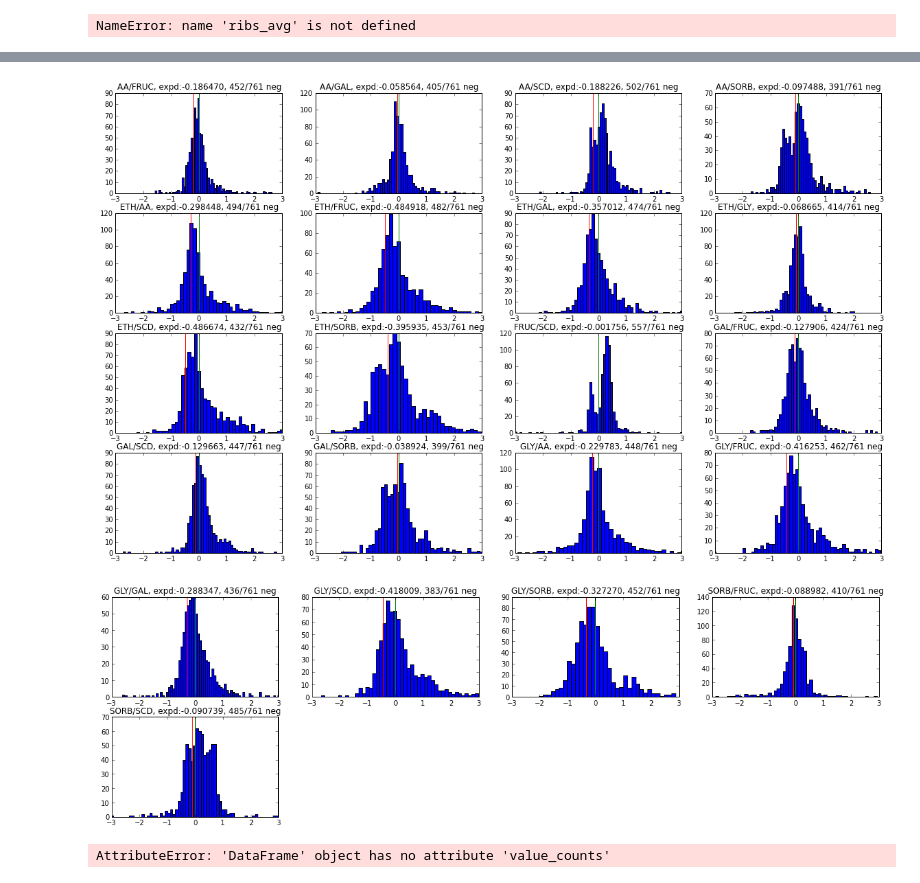
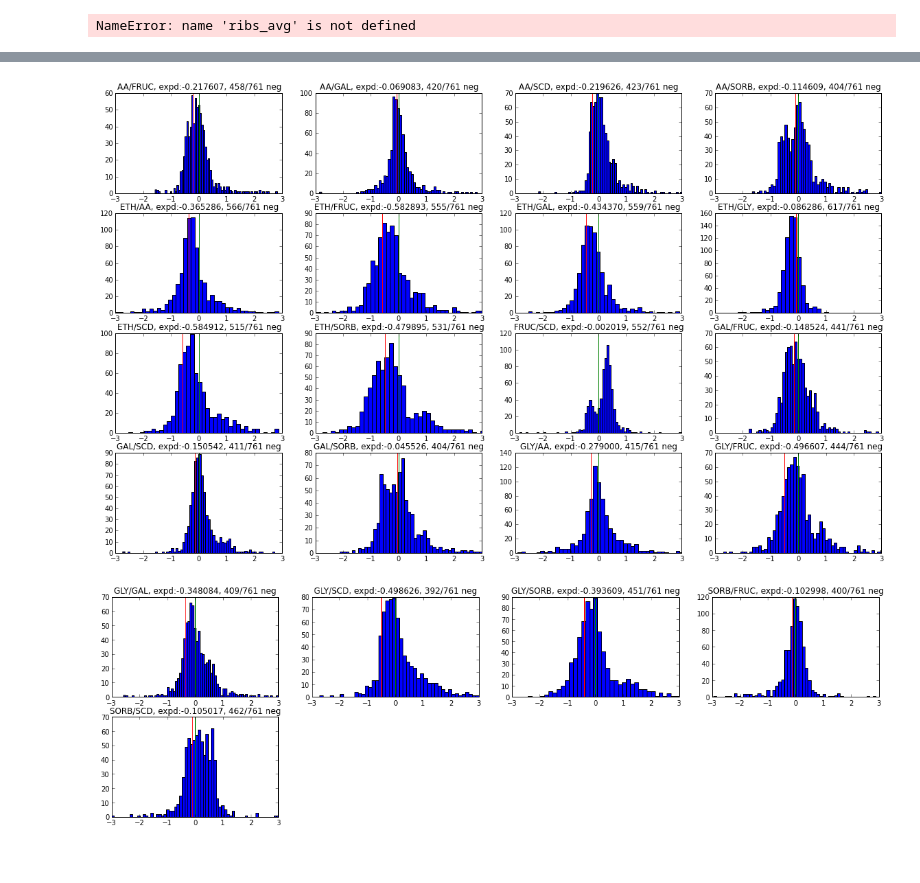
Before and after one commit to uriba/proteome-analysis, a Jupyter notebook: Untitled1.ipynb, the cells around one changed output, grey strips where cells are left out. Saved outputs shown, nothing was run; the diff lists cells and outputs as text; code cells hidden in the pictures.

```diff
--- a/Untitled1.ipynb
+++ b/Untitled1.ipynb
@@ -6,7 +6,7 @@ import pandas as pd
 from scipy.stats import gaussian_kde,linregress
 import scipy.odr as od
 
-pylab.rcParams['figure.figsize']=(20.0,12.0)
+pylab.rcParams['figure.figsize']=(10.0,7.0)
 
 def get_cond(x):
     return x.split('_')[-1].split(';')[0]
@@ -43,9 +43,14 @@ gr = gr/3600
 gr = 1/gr
 gr = sort(gr)
 cond_list = list(gr.keys().values)
+cerevisae_prots = cerevisae_prots[cond_list]
 
 #calculate protein fractions
-cerevisae_data['prot_conc']= cerevisae_data['GR_secs'] * cerevisae_data['PA_newWindow']
+#cerevisae_data['prot_conc']= cerevisae_data['GR_secs'] * cerevisae_data['PA_newWindow']
+cerevisae_data['prot_conc']= cerevisae_data['GR_secs']
+for i,row in cerevisae_data.iterrows():
+    cerevisae_data.loc[i,'prot_conc']= cerevisae_data.loc[i,'PA_newWindow'] * gr[cerevisae_data.loc[i,'cond']]
+
 grouped = cerevisae_data.groupby(['gene','cond'])
 cerevisae_prots = grouped['prot_conc'].mean().unstack()
 cerevisae_prots = cerevisae_prots.dropna()
@@ -238,39 +221,37 @@ high_values = pd.DataFrame(columns = cerevisae_prots.columns)
 for index,i in cerevisae_prots.iterrows():
     if i.min()>0.0000001:
 	high_values = high_values.append(i)
 
 coli_data_pairs = {}
 coli_data_vals = {}
 for i in iter.combinations(high_values.columns,2):
     #if (gr[i[0]]/gr[i[1]])<0.5:
     est = log((alpha*gr[i[0]] + beta)/(alpha*gr[i[1]] + beta))
     coli_data_pairs[i]= log(high_values[i[0]] / high_values[i[1]])
     coli_data_vals[i]=(high_values[i[0]] + high_values[i[1]])/2
 coli_data_pairs = pd.DataFrame(coli_data_pairs)
 coli_data_vals = pd.DataFrame(coli_data_vals)
 xs = linspace(-4,4,100)
 i = 1
+pylab.rcParams['figure.figsize']=(20.0,12.0)
 for col in coli_data_pairs.columns:
     num = len(coli_data_pairs[col])
     est = log((alpha*gr[col[0]] + beta)/(alpha*gr[col[1]] + beta))
     subplot(4,4,i)
+    #plot(coli_data_pairs[col],coli_data_vals[col],'.')
     hist(coli_data_pairs[col],80)
     axvline(est,color='r')
     axvline(0,color='g')
     xlim(-3,3)
+    #yscale('log')
     val_counts = sign(coli_data_pairs[col]).value_counts()
     title("%s/%s, expd:%f, %d/%d neg" % (col[0],col[1],est, val_counts[0],num))
     i = i+1
     if i == 17:
-	savefig('%svs%shist.png' % (col[0],col[1]))
+	savefig('Cerevisae%svs%shist.png' % (col[0],col[1]))
 	figure()
 	i = 1
-savefig('last.png')
+savefig('cerevisaehistlast.png')
 # %% [output]
-[figure, old version]
+[figure, new version]
-[figure, old version]
+[figure, new version]
-# %%
-t = pd.DataFrame(columns=['temp'])
-sign(cerevisae_prots[[0]]).value_counts()
-# %% [output]
-AttributeError: 'DataFrame' object has no attribute 'value_counts'
```
Also changed, not shown: parts of 12 cells of this notebook, 3 other files.
